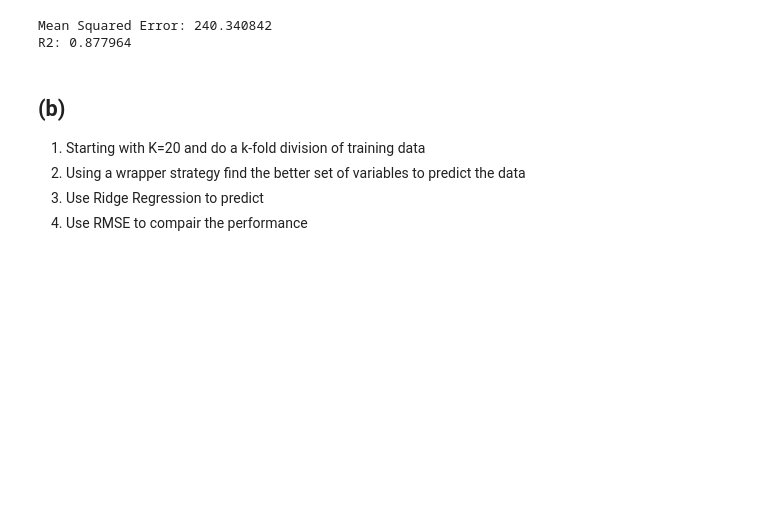
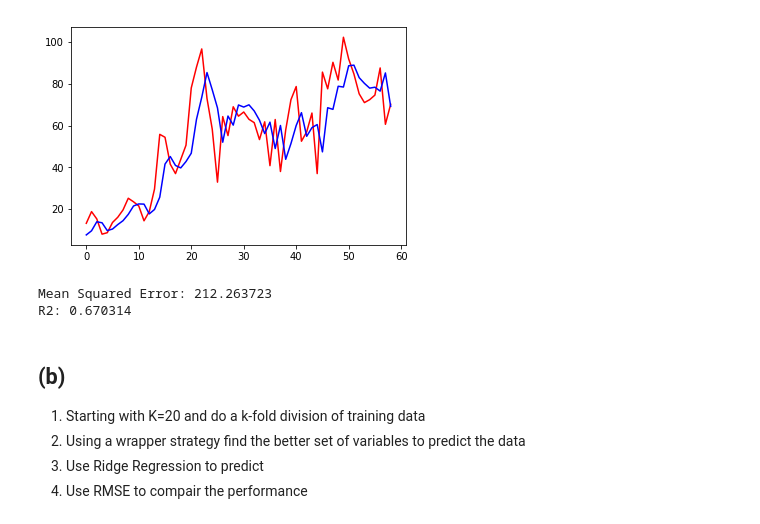
Before and after one commit to seoruosa/ia006_aprendizado-de-maquina_feec-unicamp, a Jupyter notebook: EFC/EFC1/sunspot.ipynb, the cells around one changed output. Saved outputs shown, nothing was run; the diff lists cells and outputs as text; code cells hidden in the pictures; blank space fills up the shorter version.

```diff
--- a/EFC/EFC1/sunspot.ipynb
+++ b/EFC/EFC1/sunspot.ipynb
@@ -15,6 +15,6 @@ data = pd.Series(stack.values, index=new_index.values)
 
 data.index.name = 'date'
 
-test = data['2010':]
+test = data.iloc[data.index.get_loc('2010-01-01')-20:-1]
 train = data[:'2009']
 # %%
@@ -39,7 +38,7 @@ def series_to_supervised(data_array, K=1):
     return (X, Y)
 
 X_train, Y_train = series_to_supervised(train.values, 20)
-X_test, Y_test = series_to_supervised(train.values, 20)
+X_test, Y_test = series_to_supervised(test.values, 20)
 # %%
 from sklearn.linear_model import LinearRegression
 from sklearn.metrics import mean_squared_error, r2_score
@@ -49,8 +48,8 @@ lr = lr.fit(X_train, Y_train)
 
 y_pred = lr.predict(X_test)
 
-%matplotlib notebook
-plt.figure(1)
+%matplotlib inline
+# plt.figure(1)
 plt.plot(Y_test, color='red')
 plt.plot(y_pred, color='blue')
 plt.show()
@@ -62,5 +59,6 @@ print("Mean Squared Error: %f \nR2: %f" % (mean_squared_error(Y_test,y_pred), r2
+[figure, added]
-Mean Squared Error: 240.340842
-R2: 0.877964
+Mean Squared Error: 212.263723
+R2: 0.670314
 # %% [markdown]
 ## (b)
 
```
Also changed, not shown: parts of 5 cells of this notebook, 1 other file.
